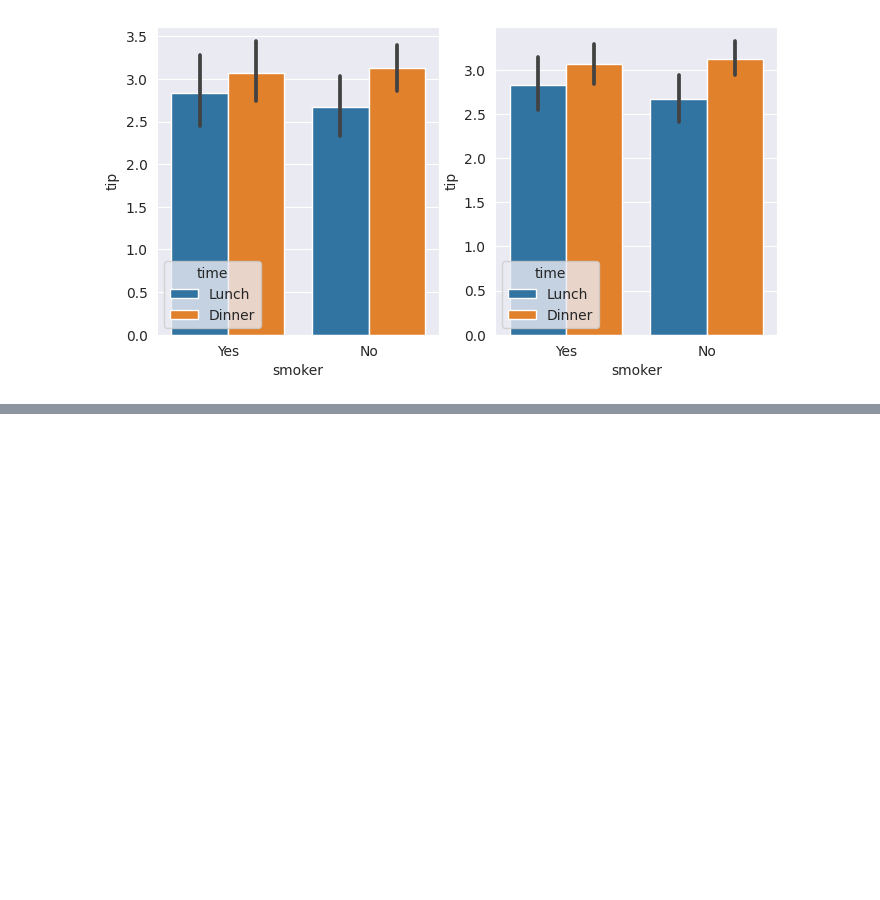
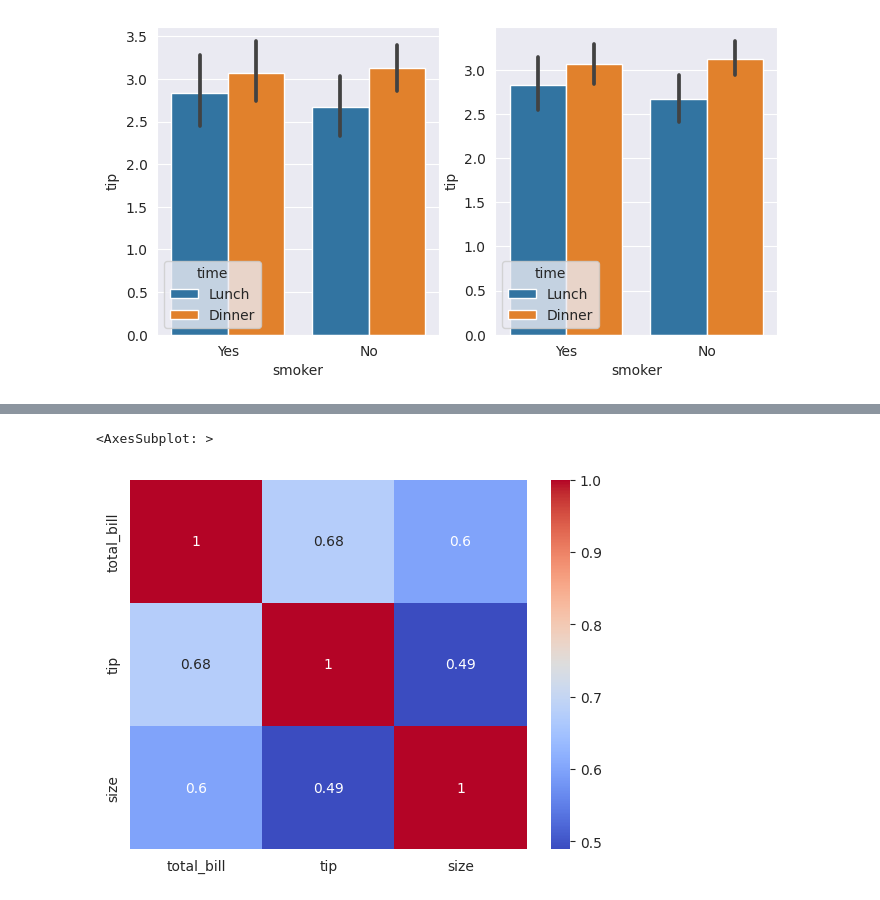
Before and after one commit to drolsonmi/math3080, a Jupyter notebook: Notes/08b Graphs_Seaborn.ipynb, the cells around one changed output, grey strips where cells are left out. Saved outputs shown, nothing was run; the diff lists cells and outputs as text; code cells hidden in the pictures; blank space fills up the shorter version.

```diff
--- a/Notes/08b Graphs_Seaborn.ipynb
+++ b/Notes/08b Graphs_Seaborn.ipynb
@@ -273,0 +283,5 @@ sns.barplot(data=tips, x='smoker', y='tip', hue='time', errorbar=('ci',82), ax=a
+# %%
+sns.heatmap(tips.corr(), annot=True, cmap='coolwarm')
+# %% [output]
+<AxesSubplot: >
+[figure, added]
```
Also changed, not shown: parts of 27 cells of this notebook.
